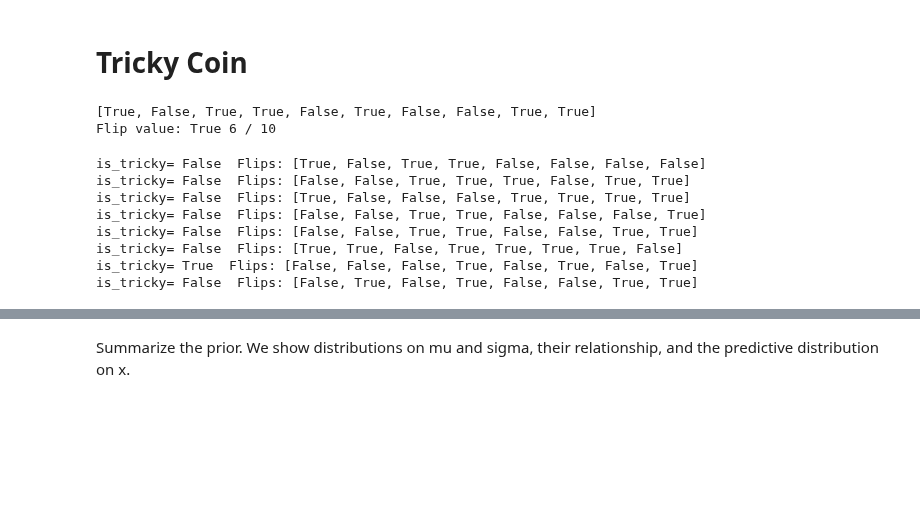
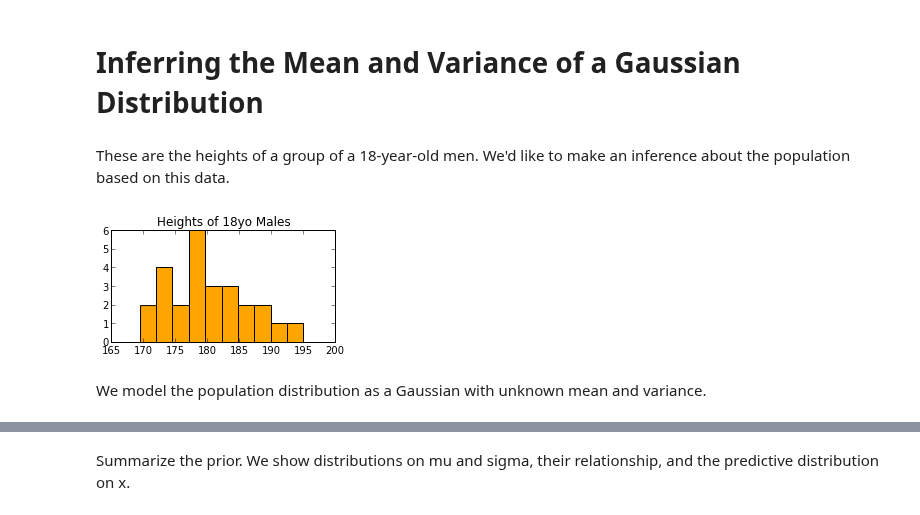
Before and after one commit to owainevans/myunit, a Jupyter notebook: gauss_reg_demo.ipynb, the cells around one changed output, grey strips where cells are left out. Saved outputs shown, nothing was run; the diff lists cells and outputs as text; code cells hidden in the pictures; blank space fills up the shorter version.

```diff
--- a/gauss_reg_demo.ipynb
+++ b/gauss_reg_demo.ipynb
@@ -113,4 +45,18 @@ i guess we could do y conditional on x being in a given range by saying observe(
-# %% [markdown]
-# Tricky Coin
+# %% [markdown]
+# Inferring the Mean and Variance of a Gaussian Distribution
+# %% [markdown]
+These are the heights of a group of a 18-year-old men. We'd like to make an inference about the population based on this data.
+# %%
+male18=[179,195.1,183.7,178.7,171.5,181.8,172.5,
+        174.6,190.4,173.8,172.6,185.2,178.4,
+        177.6,183.5,178.1,177,172.9,188.4,169.4,
+        180.2,189,182.4,185.8,180.7,178.7]
+data=male18
+fig,ax=subplots(figsize=(4,2))
+ax.hist(data,color='orange'); ax.set_title('Heights of 18yo Males');
+# %% [output]
+[figure, added]
+# %% [markdown]
+We model the population distribution as a Gaussian with unknown mean and variance.
 # %%
 v=MRipl(10)
@@ -121,26 +62,0 @@ v=MRipl(10)
-# %%
-flips=v.sample('(flip theta)')
-print flips[:10]
-print 'Flip value: True %i / %i'%(np.sum(flips),v.no_ripls)
-# %% [output]
-[True, False, True, True, False, True, False, False, True, True]
-Flip value: True 6 / 10
-# %%
-def sample_flips(v):
-    return v.sample('is_tricky'), [v.sample('(flip theta)') for i in range(8) ]
-
-def print_worlds(v):
-    ls=mr_map_f(v,sample_flips,limit=4)['out']
-    for a,b in ls:
-        print 'is_tricky=',a,' Flips:', b
-
-print_worlds(v)
-# %% [output]
-is_tricky= False  Flips: [True, False, True, True, False, False, False, False]
-is_tricky= False  Flips: [False, False, True, True, True, False, True, True]
-is_tricky= False  Flips: [True, False, False, False, True, True, True, True]
-is_tricky= False  Flips: [False, False, True, True, False, False, False, True]
-is_tricky= False  Flips: [False, False, True, True, False, False, True, True]
-is_tricky= False  Flips: [True, True, False, True, True, True, True, False]
-is_tricky= True  Flips: [False, False, False, True, False, True, False, True]
-is_tricky= False  Flips: [False, True, False, True, False, False, True, True]
```
Also changed, not shown: parts of 41 cells of this notebook, 3 other files.
